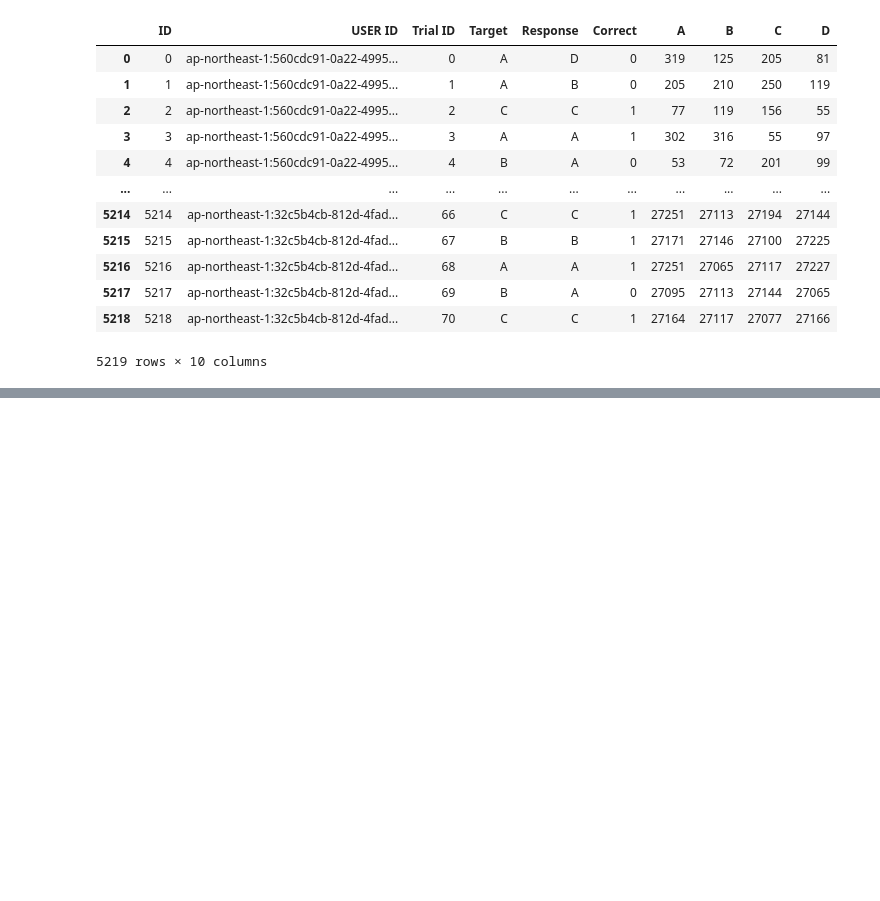
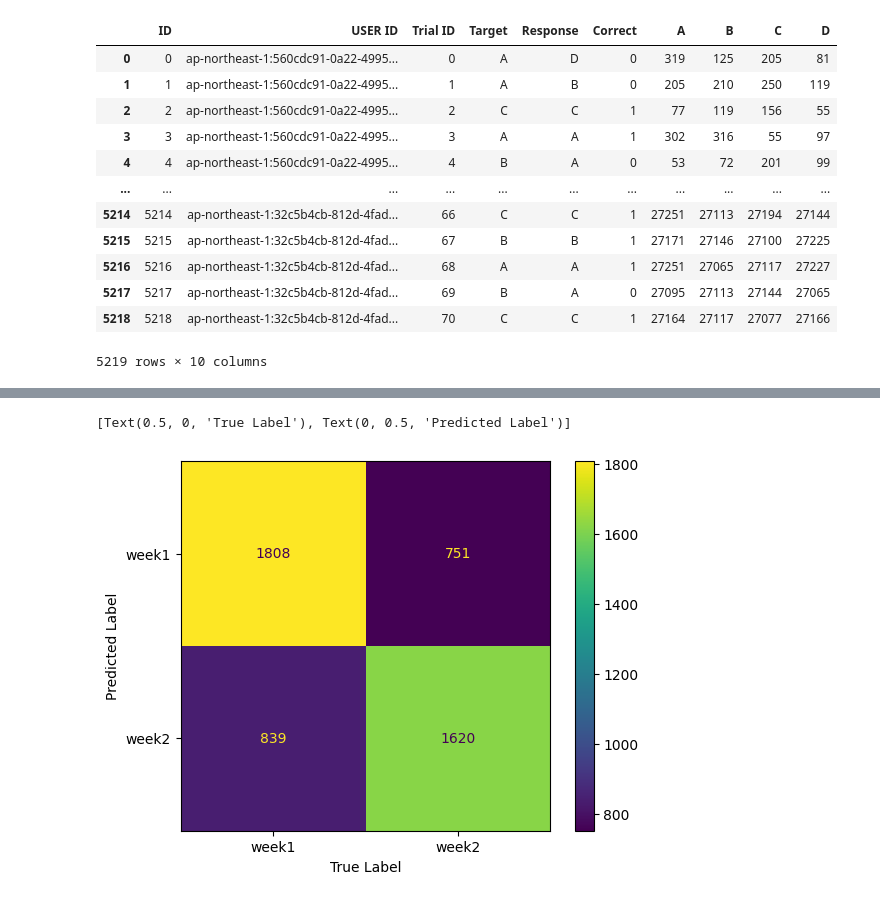
Before and after one commit to Gyp1127/episodic-GPT-research, a Jupyter notebook: analysis_event.ipynb, the cells around one changed output, grey strips where cells are left out. Saved outputs shown, nothing was run; the diff lists cells and outputs as text; code cells hidden in the pictures; blank space fills up the shorter version.

```diff
--- a/analysis_event.ipynb
+++ b/analysis_event.ipynb
@@ -121,0 +195,29 @@ plt.show()
+# %%
+# Plot Extended CM
+
+# Transform to binary: 1 for correct prediction, 0 for incorrect
+binary_human = (response == target).astype(int)
+binary_model = (model_response_alpha == target).astype(int)
+
+incorrect_human = []
+incorrect_model = []
+
+both_incorrect = []
+for i in range(binary_human.size):
+  if (binary_human[i] == 0 and binary_model[i] == 0):
+    both_incorrect.append(i)
+    incorrect_human.append(response[i])
+    incorrect_model.append(model_response_alpha[i])
+
+print(len(both_incorrect) / binary_human.size)
+
+# Calculate the confusion matrix
+cm3 = confusion_matrix(incorrect_human, incorrect_model)
+
+# Plotting the confusion matrix
+sns.heatmap(cm3, annot=True, fmt='d', cmap='Blues')
+
+plt.ylabel('Wrong Human Prediction')
+plt.xlabel('Wrong Model Prediction')
+plt.title('When Both Human & Model Makes A Mistake:')
+plt.show()
@@ -121,0 +825,12 @@ plt.show()
+# %%
+WEEK_LABEL2 = ['week1', 'week2']
+model_conf_week = confusion_matrix(model_week, truth_week, labels=WEEK_LABEL2)
+mw_plt = ConfusionMatrixDisplay(model_conf_week, display_labels=WEEK_LABEL2)
+mw_plt.plot()
+mw_plt.ax_.set(xlabel='True Label', ylabel='Predicted Label')
+
+2647, 2371
+0.3169 0.316
+# %% [output]
+[Text(0.5, 0, 'True Label'), Text(0, 0.5, 'Predicted Label')]
+[figure, added]
```
Also changed, not shown: parts of 38 cells of this notebook.
